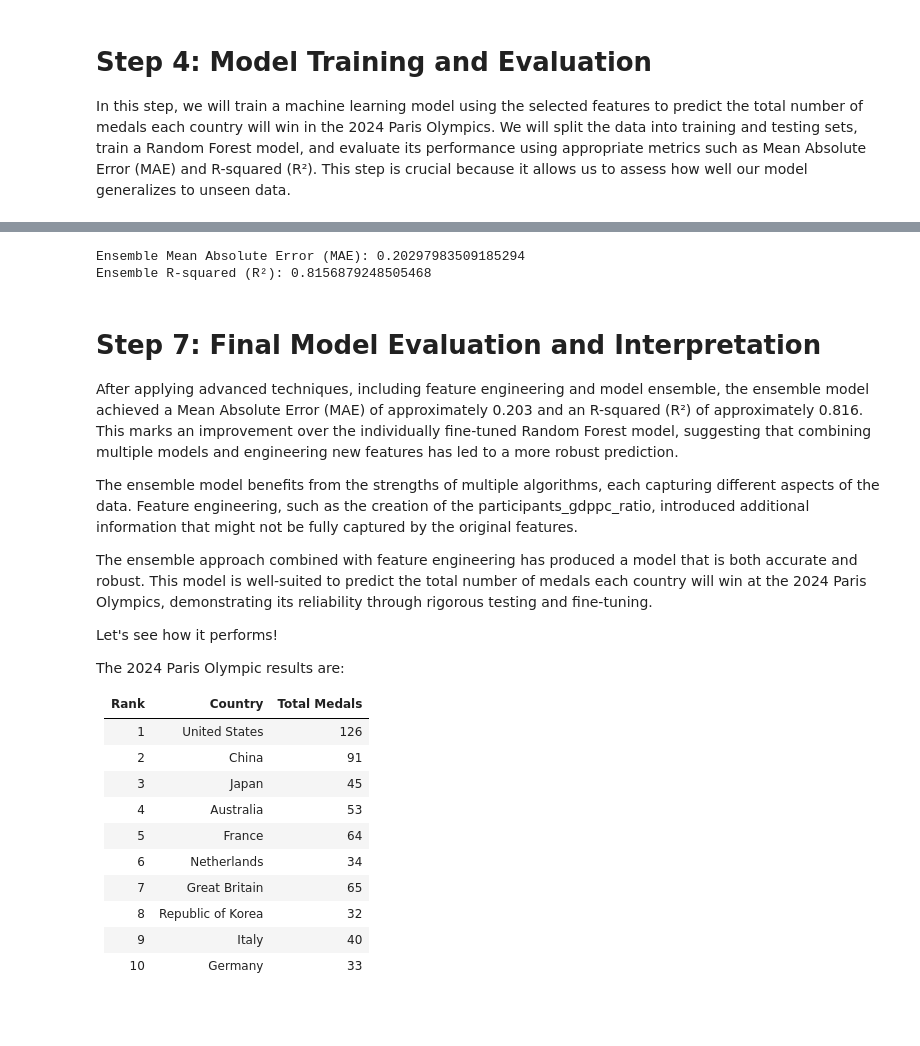
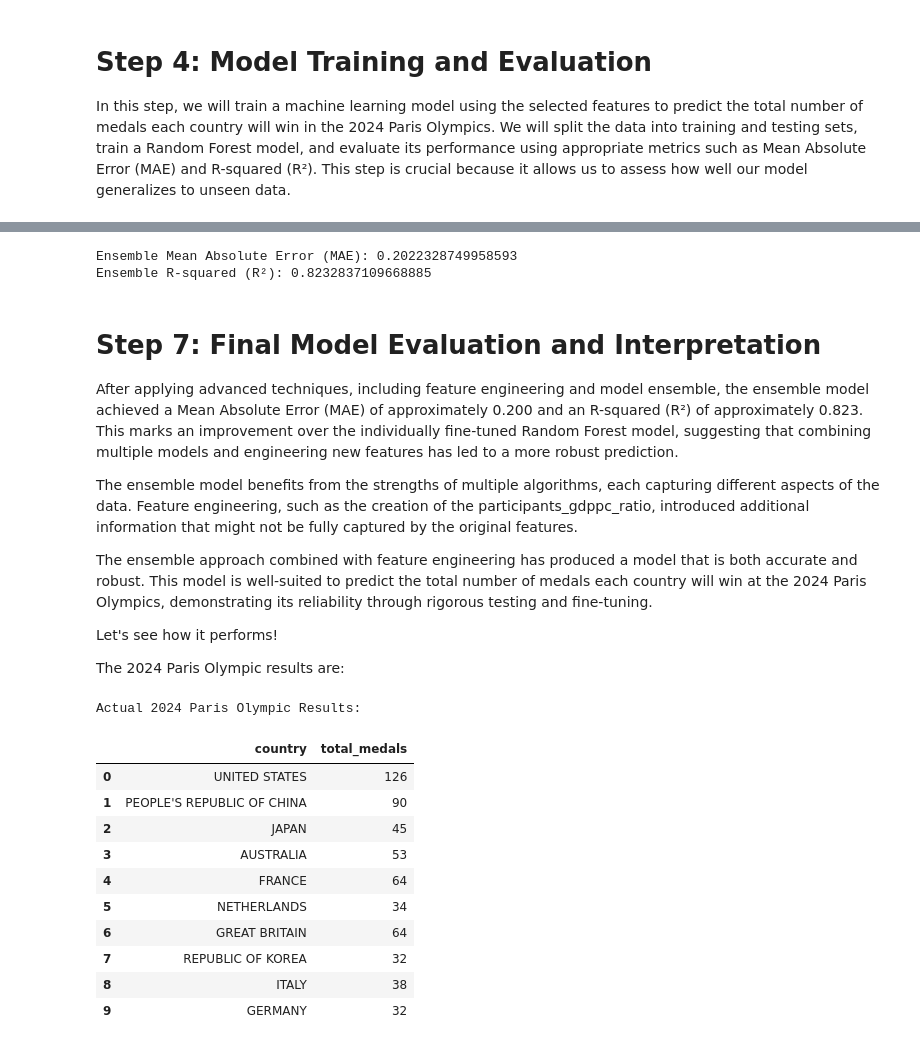
Before and after one commit to ahakobia/JHU_Colossus, a Jupyter notebook: modeling.ipynb, the cells around one changed output, grey strips where cells are left out. Cells and saved outputs as stored; diff of their text form; code cells hidden in the pictures; blank space fills up the shorter version.

```diff
--- a/modeling.ipynb
+++ b/modeling.ipynb
@@ -452,9 +466,11 @@ In this step, we explore additional techniques to potentially improve the model'
 from sklearn.ensemble import GradientBoostingRegressor, VotingRegressor
 import numpy as np
 
-# Feature Engineering: Create new interaction terms or transformations
-X_train['participants_gdppc_ratio'] = X_train['participants'] / (X_train['gdppc'] + np.finfo(float).eps)
-X_test['participants_gdppc_ratio'] = X_test['participants'] / (X_test['gdppc'] + np.finfo(float).eps)
+# Feature Engineering: Apply the same transformations to the full dataset using .loc
+X.loc[:, 'participants_gdppc_ratio'] = X['participants'] / (X['gdppc'] + np.finfo(float).eps)
+
+# Split the data into training and testing sets
+X_train, X_test, y_train, y_test = train_test_split(X, y, test_size=0.2, random_state=42)
 
 # Initialize additional models
 gbm = GradientBoostingRegressor(n_estimators=100, random_state=42)
@@ -481,11 +497,11 @@ r2_ensemble = r2_score(y_test, y_pred_ensemble)
 print(f"Ensemble Mean Absolute Error (MAE): {mae_ensemble}")
 print(f"Ensemble R-squared (R²): {r2_ensemble}")
 # %% [output]
-Ensemble Mean Absolute Error (MAE): 0.20297983509185294
-Ensemble R-squared (R²): 0.8156879248505468
+Ensemble Mean Absolute Error (MAE): 0.2022328749958593
+Ensemble R-squared (R²): 0.8232837109668885
 # %% [markdown]
 # Step 7: Final Model Evaluation and Interpretation
-After applying advanced techniques, including feature engineering and model ensemble, the ensemble model achieved a Mean Absolute Error (MAE) of approximately 0.203 and an R-squared (R²) of approximately 0.816. This marks an improvement over the individually fine-tuned Random Forest model, suggesting that combining multiple models and engineering new features has led to a more robust prediction.
+After applying advanced techniques, including feature engineering and model ensemble, the ensemble model achieved a Mean Absolute Error (MAE) of approximately 0.200 and an R-squared (R²) of approximately 0.823. This marks an improvement over the individually fine-tuned Random Forest model, suggesting that combining multiple models and engineering new features has led to a more robust prediction.
 
 The ensemble model benefits from the strengths of multiple algorithms, each capturing different aspects of the data. Feature engineering, such as the creation of the participants_gdppc_ratio, introduced additional information that might not be fully captured by the original features.
 
@@ -494,16 +510,20 @@ The ensemble approach combined with feature engineering has produced a model tha
 Let's see how it performs!
 
 The 2024 Paris Olympic results are:
-
-| Rank | Country              | Total Medals |
-|------|----------------------|--------------|
-| 1    | United States         | 126          |
-| 2    | China                 | 91           |
-| 3    | Japan                 | 45           |
-| 4    | Australia             | 53           |
-| 5    | France                | 64           |
-| 6    | Netherlands           | 34           |
-| 7    | Great Britain         | 65           |
-| 8    | Republic of Korea     | 32           |
-| 9    | Italy                 | 40           |
-| 10   | Germany               | 33           |
+# %%
+data_2024_results = pd.read_csv('Final Dataset/2024_results.csv')
+print("Actual 2024 Paris Olympic Results:")
+data_2024_results[['country', 'total_medals']].head(10)
+# %% [output]
+Actual 2024 Paris Olympic Results:
+|  | country | total_medals |
+| 0 | UNITED STATES | 126 |
+| 1 | PEOPLE'S REPUBLIC OF CHINA | 90 |
+| 2 | JAPAN | 45 |
+| 3 | AUSTRALIA | 53 |
+| 4 | FRANCE | 64 |
+| 5 | NETHERLANDS | 34 |
+| 6 | GREAT BRITAIN | 64 |
+| 7 | REPUBLIC OF KOREA | 32 |
+| 8 | ITALY | 38 |
+| 9 | GERMANY | 32 |
```
Also changed, not shown: parts of 15 cells of this notebook, 7 other files.
